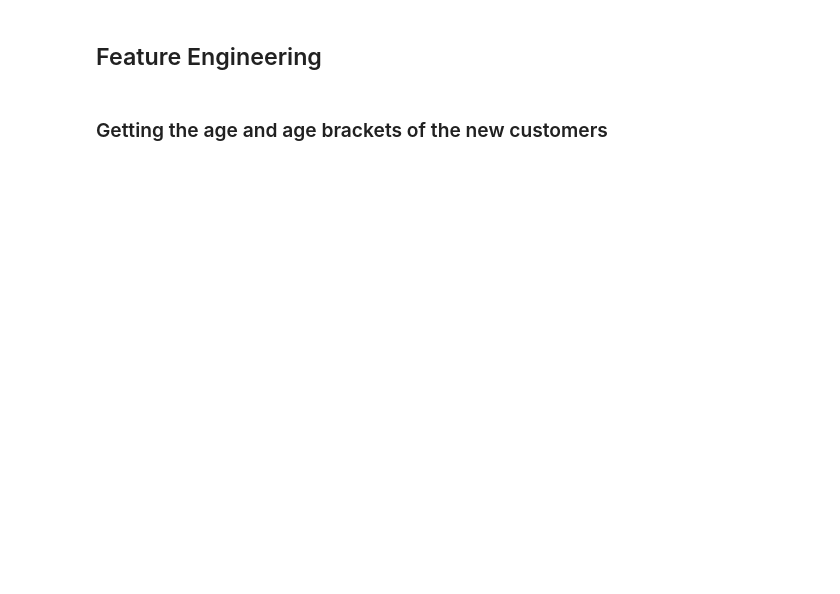
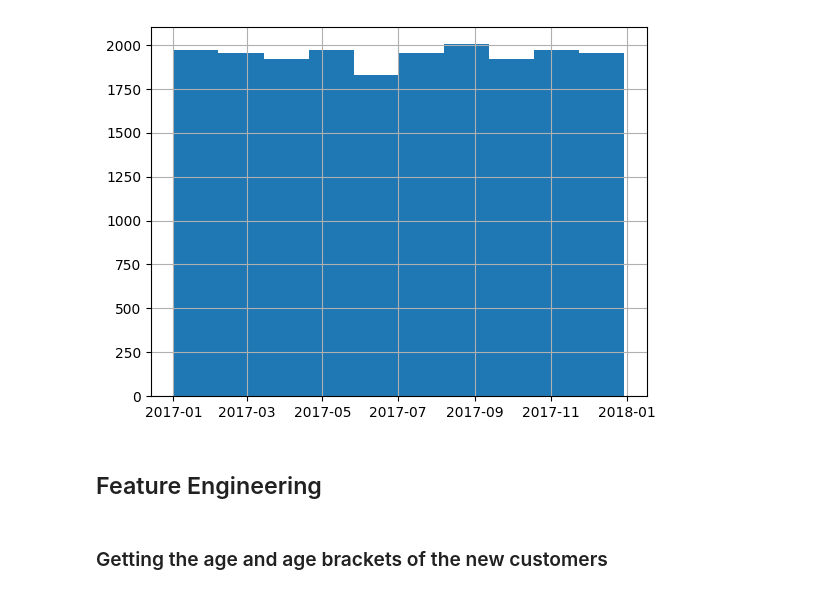
Before and after one commit to idowujames/KPMG-Virtual-Data-Analytics-Internship, a Jupyter notebook: KPMG_Virtual_Data_Analytics_Internship_(2)_Exploration_&_Model_Building.ipynb, the cells around one changed output. Drawn from its saved outputs; the diff is of its cells as text; code cells hidden in the pictures; blank space fills up the shorter version.

Commit message:
Exploring the transaction dataset

```diff
--- a/KPMG_Virtual_Data_Analytics_Internship_(2)_Exploration_&_Model_Building.ipynb
+++ b/KPMG_Virtual_Data_Analytics_Internship_(2)_Exploration_&_Model_Building.ipynb
@@ -105,0 +84,5 @@ None
+# %%
+# Dropping null values since they are quite small
+
+transaction = transaction.dropna()
+transaction.info()
@@ -105,0 +112,6 @@ None
+# %%
+# Converting the DOB column to date
+transaction['transaction_date'] = pd.to_datetime(transaction['transaction_date'])
+# %%
+# Converting the product_first_sold_date column to date using the standard excel way of storing dates in int value
+transaction['product_first_sold_date'] = pd.to_timedelta(transaction.product_first_sold_date, unit='D') + pd.to_datetime('1899-12-30')
@@ -106,3 +148,9 @@ None
+# %%
+# checking the transaction date graph for unsual dates
+transaction['transaction_date'].hist()
+plt.show()
+# %% [output]
+[figure, added]
 # %% [markdown]
 ## Feature Engineering
 # %% [markdown]
```
Also changed, not shown: parts of 16 cells of this notebook.
